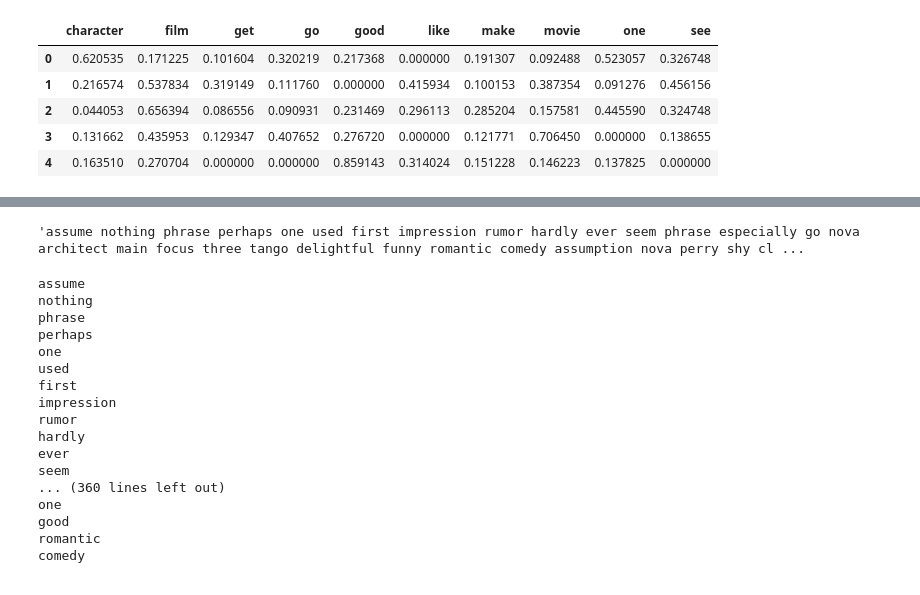
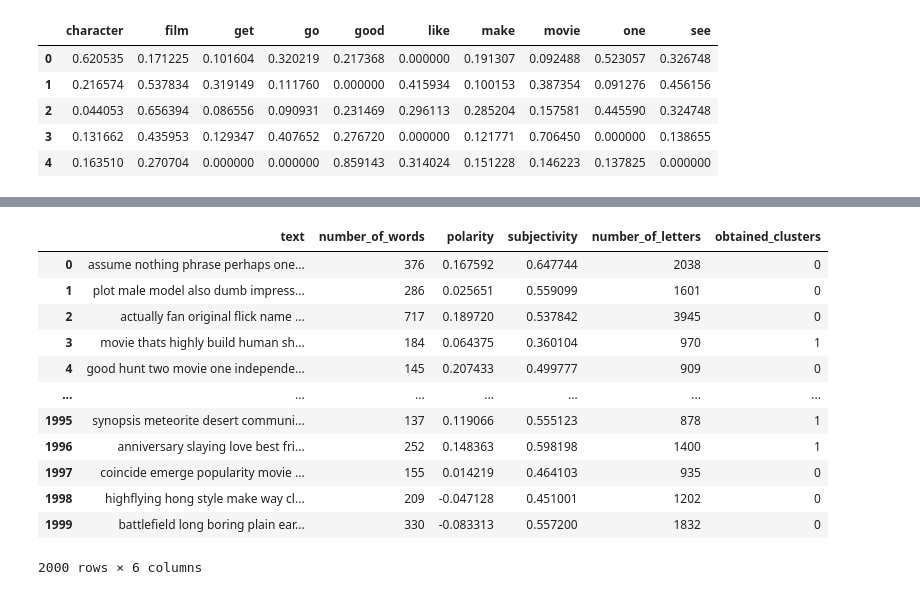
Before and after one commit to HarunErenMutlu/text_mining, a Jupyter notebook: nlp.ipynb, the cells around one changed output, grey strips where cells are left out. Saved outputs shown, nothing was run; the diff lists cells and outputs as text; code cells hidden in the pictures.

```diff
--- a/nlp.ipynb
+++ b/nlp.ipynb
@@ -211,26 +210,21 @@ True
+# %%
+kmeans = KMeans(n_clusters=2)
+kmeans.fit(tfidf_df)
+y_kmeans = kmeans.predict(tfidf_df)
+df['obtained_clusters'] = y_kmeans
 # %%
-df['text'][0]
+df
 # %% [output]
+|  | text | number_of_words | polarity | subjectivity | number_of_letters | obtained_clusters |
+| 0 | assume nothing phrase perhaps one... | 376 | 0.167592 | 0.647744 | 2038 | 0 |
+| 1 | plot male model also dumb impress... | 286 | 0.025651 | 0.559099 | 1601 | 0 |
+| 2 | actually fan original flick name ... | 717 | 0.189720 | 0.537842 | 3945 | 0 |
+| 3 | movie thats highly build human sh... | 184 | 0.064375 | 0.360104 | 970 | 1 |
+| 4 | good hunt two movie one independe... | 145 | 0.207433 | 0.499777 | 909 | 0 |
+| ... | ... | ... | ... | ... | ... | ... |
+| 1995 | synopsis meteorite desert communi... | 137 | 0.119066 | 0.555123 | 878 | 1 |
+| 1996 | anniversary slaying love best fri... | 252 | 0.148363 | 0.598198 | 1400 | 1 |
+| 1997 | coincide emerge popularity movie ... | 155 | 0.014219 | 0.464103 | 935 | 0 |
+| 1998 | highflying hong style make way cl... | 209 | -0.047128 | 0.451001 | 1202 | 0 |
+| 1999 | battlefield long boring plain ear... | 330 | -0.083313 | 0.557200 | 1832 | 0 |
-'assume nothing phrase perhaps one used first impression rumor hardly ever seem phrase especially go nova architect main focus three tango delightful funny romantic comedy assumption nova perry shy cl ...
+2000 rows × 6 columns
-# %%
-lemmatizer = WordNetLemmatizer()
-for i in df['text'][0].split(' '):
-    print(lemmatizer.lemmatize(i))
-# %% [output]
-assume
-nothing
-phrase
-perhaps
-one
-used
-first
-impression
-rumor
-hardly
-ever
-seem
-... (360 lines left out)
-one
-good
-romantic
-comedy
```
Also changed, not shown: parts of 19 cells of this notebook.
